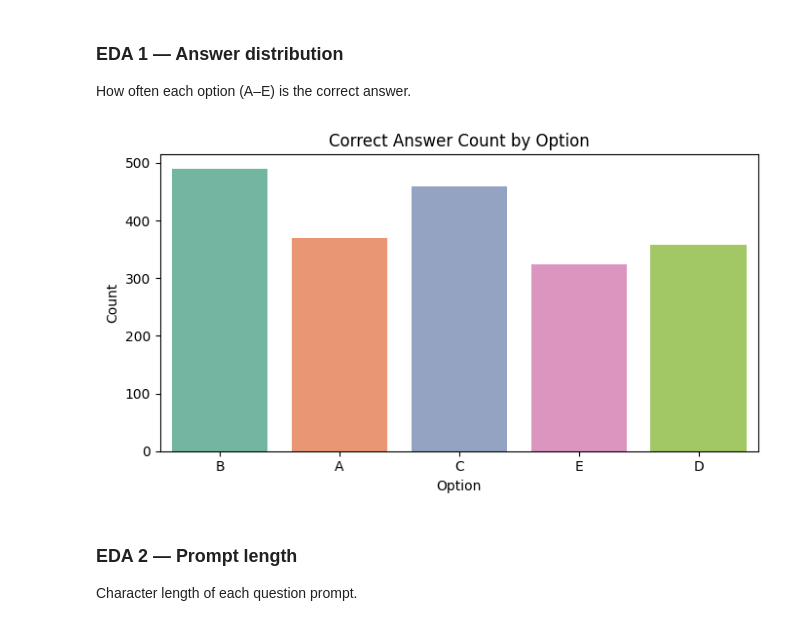
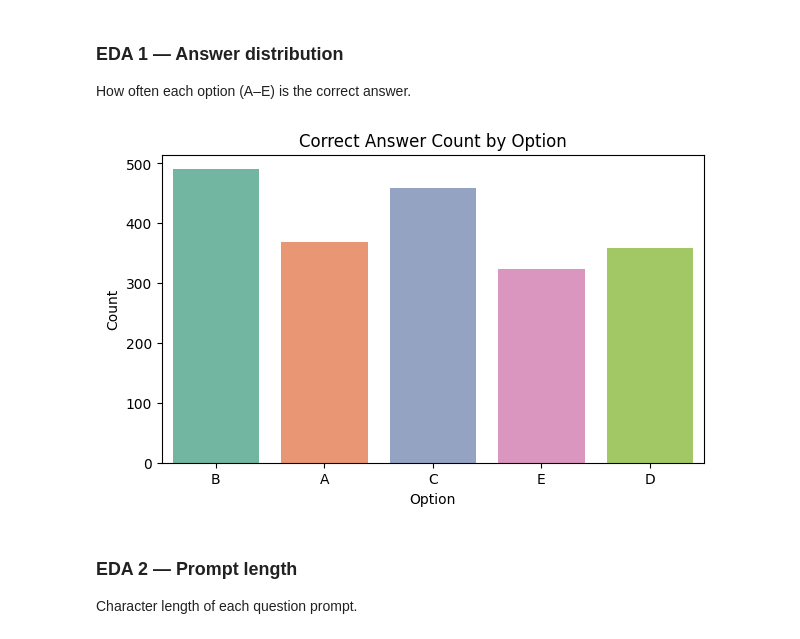
Before and after one commit to ChandraMohaniitm/dl-23f3001092-notebook-t22026, a Jupyter notebook: DL-23f3001092-notebook-t22026.ipynb, the cells around one changed output. Saved outputs shown, nothing was run; the diff lists cells and outputs as text; code cells hidden in the pictures.

```diff
--- a/DL-23f3001092-notebook-t22026.ipynb
+++ b/DL-23f3001092-notebook-t22026.ipynb
@@ -167,3 +167,5 @@ C         0
 D         0
 E         0
 dtype: int64
+# %%
+train_df.dropna(inplace=True)
@@ -169,0 +176,2 @@ dtype: int64
+# %%
+train_df.drop_duplicates(inplace=True)
@@ -222,17 +244,16 @@ How often each option (A–E) is the correct answer.
 # %%
 # Chart: count of correct answers per option
 import seaborn as sns
 import matplotlib.pyplot as plt
 
 plt.figure(figsize=(7, 4))
 sns.countplot(x=train_df['answer'], palette='Set2')
 plt.title('Correct Answer Count by Option')
 plt.xlabel('Option')
 plt.ylabel('Count')
-plt.tight_layout()
 plt.show()
 # %% [output]
-[figure, old version]
+[figure, new version]
 # %% [markdown]
 ### EDA 2 — Prompt length
 
```
Also changed, not shown: parts of 25 cells of this notebook.
